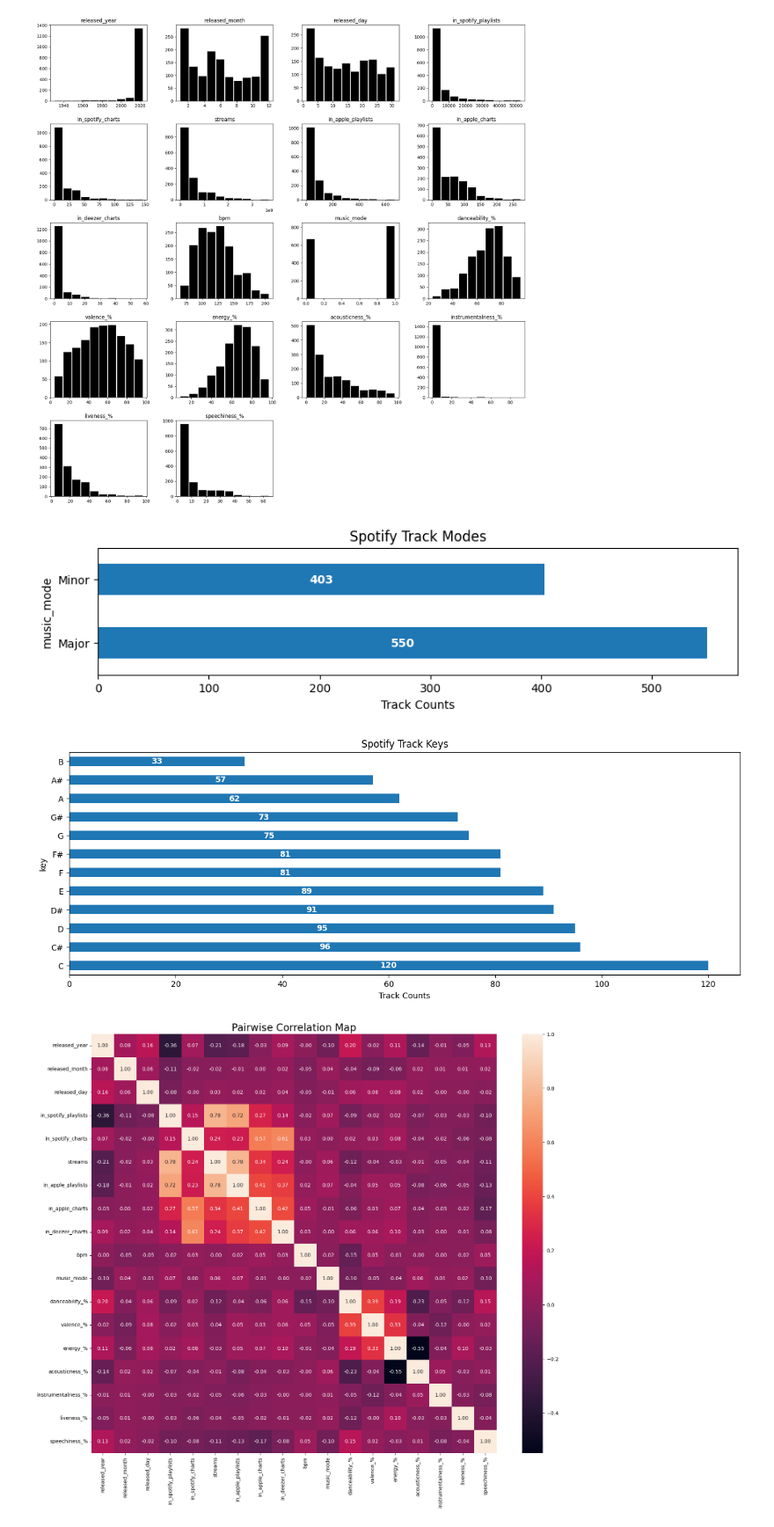
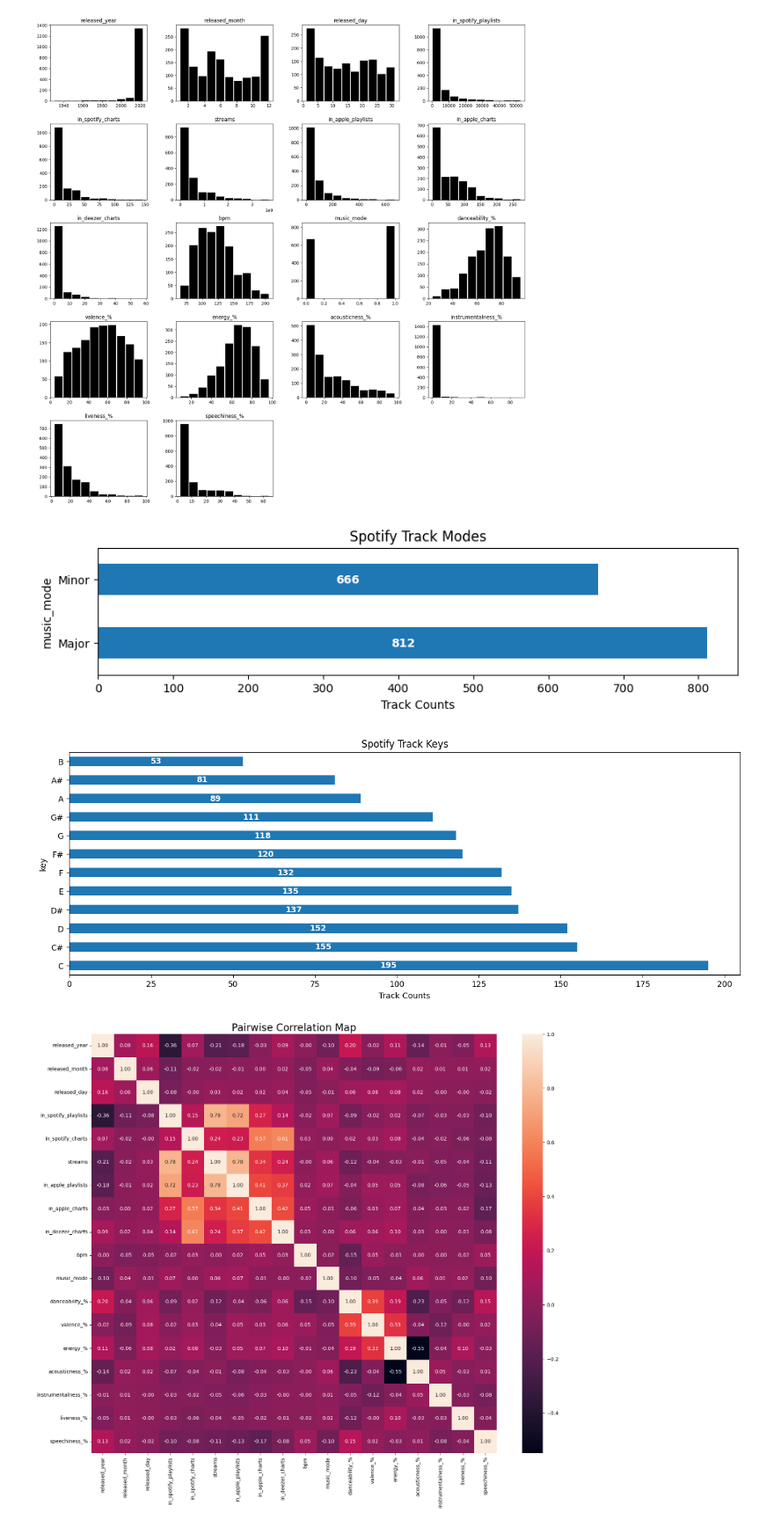
Before and after one commit to abdulrafayoc/Data-Visualization-of-Spotify-Songs-2023, a Jupyter notebook: ds.ipynb, the cells around one changed output. Shown at 88% size. Cells and saved outputs as stored; diff of their text form; code cells hidden in the pictures.

```diff
--- a/ds.ipynb
+++ b/ds.ipynb
@@ -279,21 +326,21 @@ plt.show()
 # %% [output]
 [figure]
 # %%
-ax = df['music_mode'].value_counts().plot(kind='barh', figsize=(10,2), grid=False)
+ax = data['music_mode'].value_counts().plot(kind='barh', figsize=(10,2), grid=False)
 ax.bar_label(ax.containers[0], label_type='center', color='white', weight='bold')
 plt.title('Spotify Track Modes')
 plt.yticks([0,1],['Major', 'Minor'])
 plt.xlabel('Track Counts')
 plt.show()
 # %% [output]
-[figure, old version]
+[figure, new version]
 # %%
-ax = df['key'].value_counts().plot(kind='barh', figsize=(15,5), grid=False)
+ax = data['key'].value_counts().plot(kind='barh', figsize=(15,5), grid=False)
 ax.bar_label(ax.containers[0], label_type='center', color='white', weight='bold')
 plt.title('Spotify Track Keys')
 plt.yticks([0,1,2,3,4,5,6,7,8,9,10,11],['C', 'C#', 'D', 'D#', 'E', 'F', 'F#', 'G', 'G#', 'A','A#','B'])
 plt.xlabel('Track Counts')
 plt.show()
 # %% [output]
-[figure, old version]
+[figure, new version]
 # %%
```
Also changed, not shown: parts of 6 cells of this notebook.
